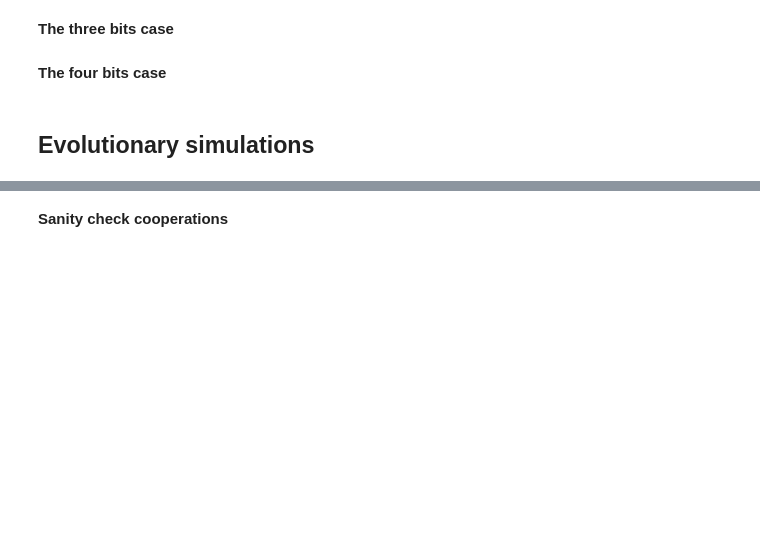
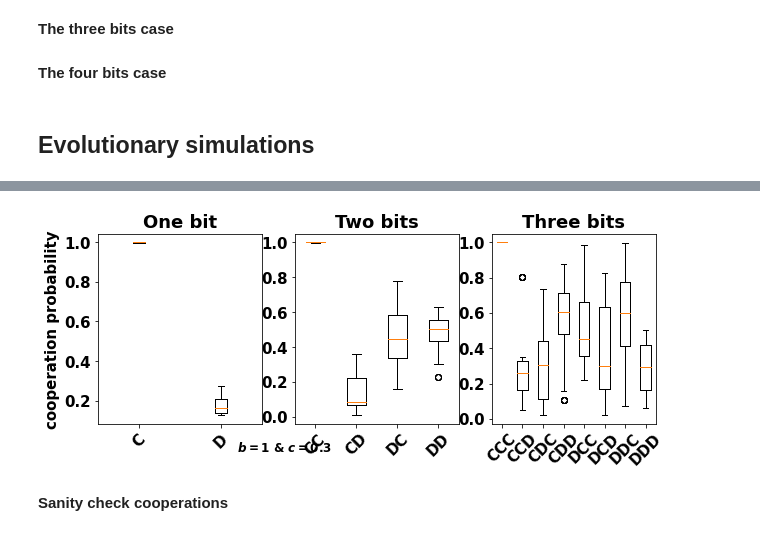
Before and after one commit to Nikoleta-v3/conditional-cooperation-with-longer-memory, a Jupyter notebook: nbs/E. First Notebook.ipynb, the cells around one changed output, grey strips where cells are left out. Saved outputs shown, nothing was run; the diff lists cells and outputs as text; code cells hidden in the pictures; blank space fills up the shorter version.

```diff
--- a/nbs/Numerical simulations.ipynb
+++ b/nbs/E. First Notebook.ipynb
@@ -415,5 +420,41 @@ abundance3 = [
     )
     for df in df3s
 ]
+# %%
+fig, axes = plt.subplots(ncols=3, figsize=(10, 3.5))
+
+data = [[b[i] for b in abundance] for i in range(2)]
+
+for i in range(2):
+    axes[0].boxplot(data)
+
+axes[0].set_xticks([1, 2])
+axes[0].set_xticklabels(["C", "D"], rotation=45)
+axes[0].set_title("One bit", fontweight="bold")
+
+axes[0].set_ylabel("cooperation probability")
+
+data = [[b[i] for b in abundance2] for i in range(4)]
+
+
+for i in range(4):
+    axes[1].boxplot(data)
+
+axes[1].set_xticks([1, 2, 3, 4])
+axes[1].set_xticklabels(["CC", "CD", "DC", "DD"], rotation=45)
+axes[1].set_title("Two bits", fontweight="bold")
+
+data = [[b[i] for b in abundance3] for i in range(8)]
+
+for i in range(8):
+    axes[2].boxplot(data)
+
+axes[2].set_xticks([1, 2, 3, 4, 5, 6, 7, 8])
+axes[2].set_xticklabels(["CCC", "CCD", "CDC", "CDD", "DCC", "DCD", "DDC", "DDD"], rotation=45)
+axes[2].set_title("Three bits", fontweight="bold");
+
+axes[1].text(-0.9, -0.2, "$b=1$ & $c=0.3$", fontsize=12);
+# %% [output]
+[figure, added]
 # %% [markdown]
 **Sanity check cooperations**
```
Also changed, not shown: parts of 17 cells of this notebook, 16 other files.
